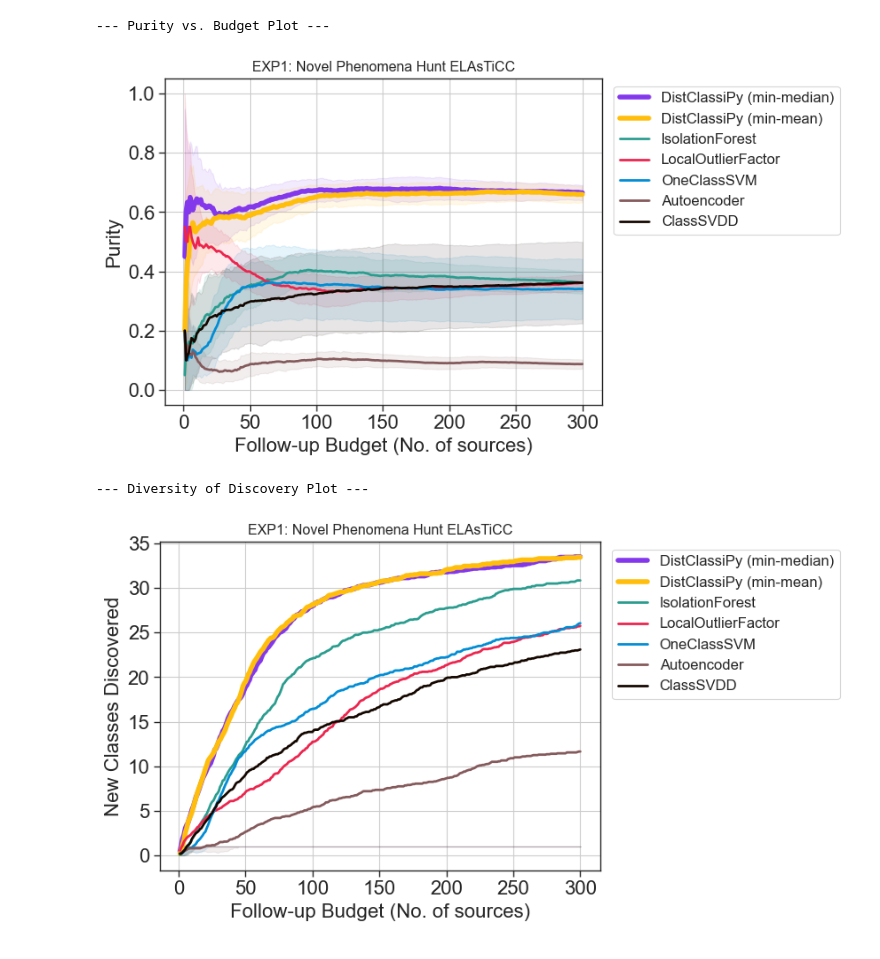
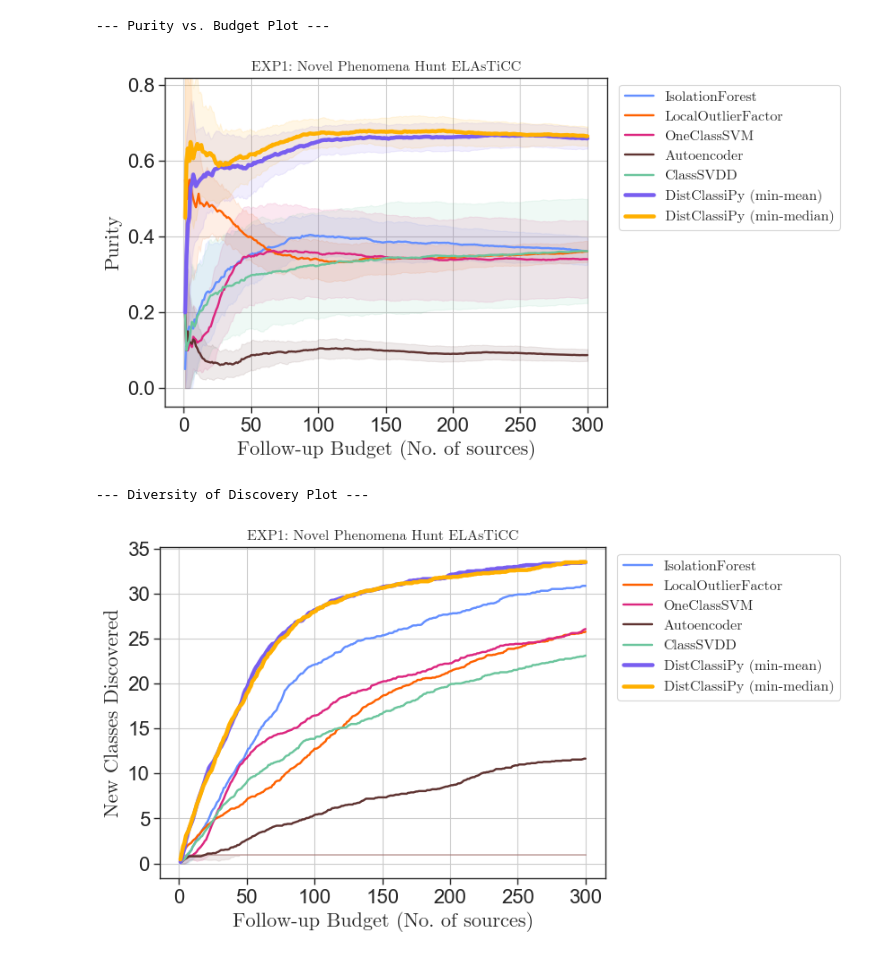
Before and after one commit to sidchaini/DistanceAnomalies, a Jupyter notebook: 06. paper neurips mlps/06a. EXP1 Novel Phenomena Hunt ELAsTiCC.ipynb, the cells around one changed output. Saved outputs shown, nothing was run; the diff lists cells and outputs as text; code cells hidden in the pictures.

Commit message:
Improved plot for exp1,exp2
Also added a different dcpy comparison for exp1

```diff
--- a/06. paper neurips mlps/06a. EXP1 Novel Phenomena Hunt ELAsTiCC.ipynb
+++ b/06. paper neurips mlps/06a. EXP1 Novel Phenomena Hunt ELAsTiCC.ipynb
@@ -289,4 +276,4 @@ Early stopping triggered.
 # %%
-import pickle
-with open("06. paper neurips mlps/results/exp1_results.pkl","wb") as fp:
-    pickle.dump(all_run_results, fp)
+# import pickle
+# with open("06. paper neurips mlps/results/exp1_results.pkl","wb") as fp:
+#     pickle.dump(all_run_results, fp)
@@ -297,6 +280,16 @@ dict_keys(['DistClassiPy (min-median)', 'DistClassiPy (min-mean)', 'IsolationFor
+# %%
+import pickle
+with open("06. paper neurips mlps/results/exp1_results.pkl","rb") as fp:
+    all_run_results=pickle.load(fp)
+# %%
+from pathlib import Path
+import matplotlib as mpl
+import matplotlib.font_manager as font_manager
+
+fpath = Path(mpl.get_data_path(), "/Users/sidchaini/Downloads/computer-modern/cmunrm.ttf")
 # %%
 def analysis_with_errors(all_fold_results, budget=300, metric='purity'):
-    for model_num, model_name in enumerate(tqdm(models_to_test.keys(), desc="Analyzing Models", leave=False)):
+    for model_name in tqdm(models_to_test.keys(), desc="Analyzing Models", leave=False):
 
         fold_curves = []
         max_anom_in_folds = [fold_res['status'].value_counts().get('anomalous', 0) for fold_res in all_fold_results]
@@ -329,22 +322,28 @@ def analysis_with_errors(all_fold_results, budget=300, metric='purity'):
         std_curve = np.std(fold_curves_arr, axis=0)
 
         # Plotting
-        lw = 4 if "distclassipy" in model_name.lower() else 2
-        p = plt.plot(top_ns, mean_curve, label=model_name, linewidth=lw, color=mycolors[model_num])
+        lw = 3.25 if "distclassipy" in model_name.lower() else 1.75
+        p = plt.plot(top_ns, mean_curve, label=model_name, linewidth=lw, color=mycolors[model_name])
         plt.fill_between(top_ns,
                          np.clip(mean_curve - std_curve,a_min=0, a_max=1),
                          np.clip(mean_curve + std_curve,a_min=0, a_max=1),
                          color=p[0].get_color(), alpha=0.1)
 
     if metric == 'purity':
-        plt.ylabel("Purity", fontsize=16)
+        plt.ylabel("Purity", fontsize=16, font=fpath)
     elif metric == 'diversity':
-        plt.ylabel("New Classes Discovered", fontsize=16)
+        plt.ylabel("New Classes Discovered", fontsize=16, font=fpath)
 
-    plt.xlabel("Follow-up Budget (No. of sources)", fontsize=16)
+    plt.xlabel("Follow-up Budget (No. of sources)", fontsize=16, font=fpath)
     plt.gca().tick_params(axis='both', which='major', labelsize=16)
     plt.gca().tick_params(axis='both', which='minor', labelsize=12)
-    plt.legend(bbox_to_anchor=(1.01, 1), loc='upper left', fontsize=12)
+    font = font_manager.FontProperties(fname=fpath)
+    legend = plt.legend(bbox_to_anchor=(1.01, 1), loc='upper left', fontsize=12, prop=font)
+
+    for text in legend.get_texts():
+        if "distclassipy" in text.get_text().lower():
+            text.set_fontweight('bold')
+
     plt.grid(True)
-    plt.title("EXP1: Novel Phenomena Hunt ELAsTiCC")
+    plt.title("EXP1: Novel Phenomena Hunt ELAsTiCC", font=fpath)
     return plt.gcf()
@@ -390,18 +376,19 @@ plt.show()
 # %%
 print("\n--- Purity vs. Budget Plot ---")
 fig = analysis_with_errors(all_run_results, budget=300, metric='purity')
+plt.ylim(-0.05,0.82)
 plt.savefig("06. paper neurips mlps/plots/Exp1_Purity.pdf", bbox_inches="tight")
 plt.show()
 
 print("\n--- Diversity of Discovery Plot ---")
 fig = analysis_with_errors(all_run_results, budget=300, metric='diversity')
 plt.savefig("06. paper neurips mlps/plots/Exp1_Discovery.pdf", bbox_inches="tight")
 plt.show()
 # %% [output]
 --- Purity vs. Budget Plot ---
-[figure, old version]
+[figure, new version]
 --- Diversity of Discovery Plot ---
-[figure, old version]
+[figure, new version]
 # %%
 print("\n--- Purity vs. Budget Plot ---")
 fig = analysis_with_errors(all_run_results, budget=2000, metric='purity')
```
Also changed, not shown: parts of 9 cells of this notebook, 5 other files.
